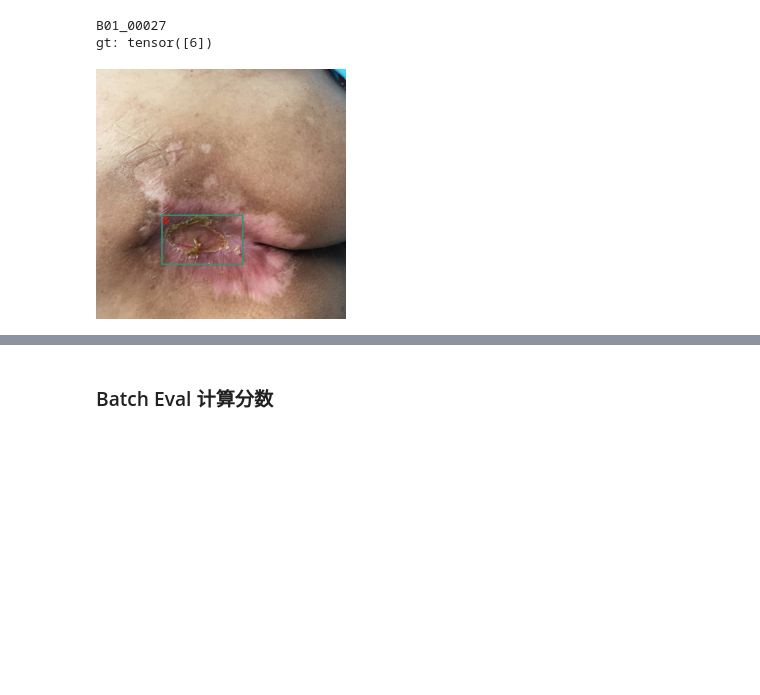
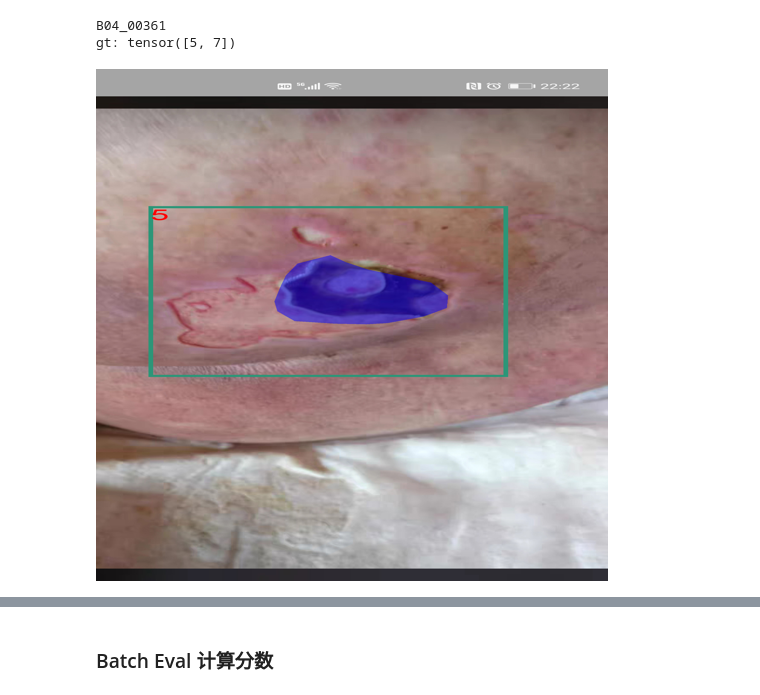
Before and after one commit to newfyu/Bedsore, a Jupyter notebook: demo.ipynb, the cells around one changed output, grey strips where cells are left out. Cells and saved outputs as stored; diff of their text form; code cells hidden in the pictures; blank space fills up the shorter version.

```diff
--- a/demo.ipynb
+++ b/demo.ipynb
@@ -14,16 +19,16 @@ net = model.net
 net.eval()
 pass
 # %%
-SZ = 250
-idx = 84
+SZ = 512
+idx = 6
 image,target = ds[idx]
 print(target['fname'])
 print('gt:',target['labels'])
 draw_bbox(image,target).resize((SZ,SZ))
 # %% [output]
-B01_00027
-gt: tensor([6])
+B04_00361
+gt: tensor([5, 7])
-[figure, old version]
+[figure, new version]
 # %%
 out = net([image],[target])[0]
 print('out labels: ', out['labels'])
```
Also changed, not shown: parts of 3 cells of this notebook, 7 other files.
